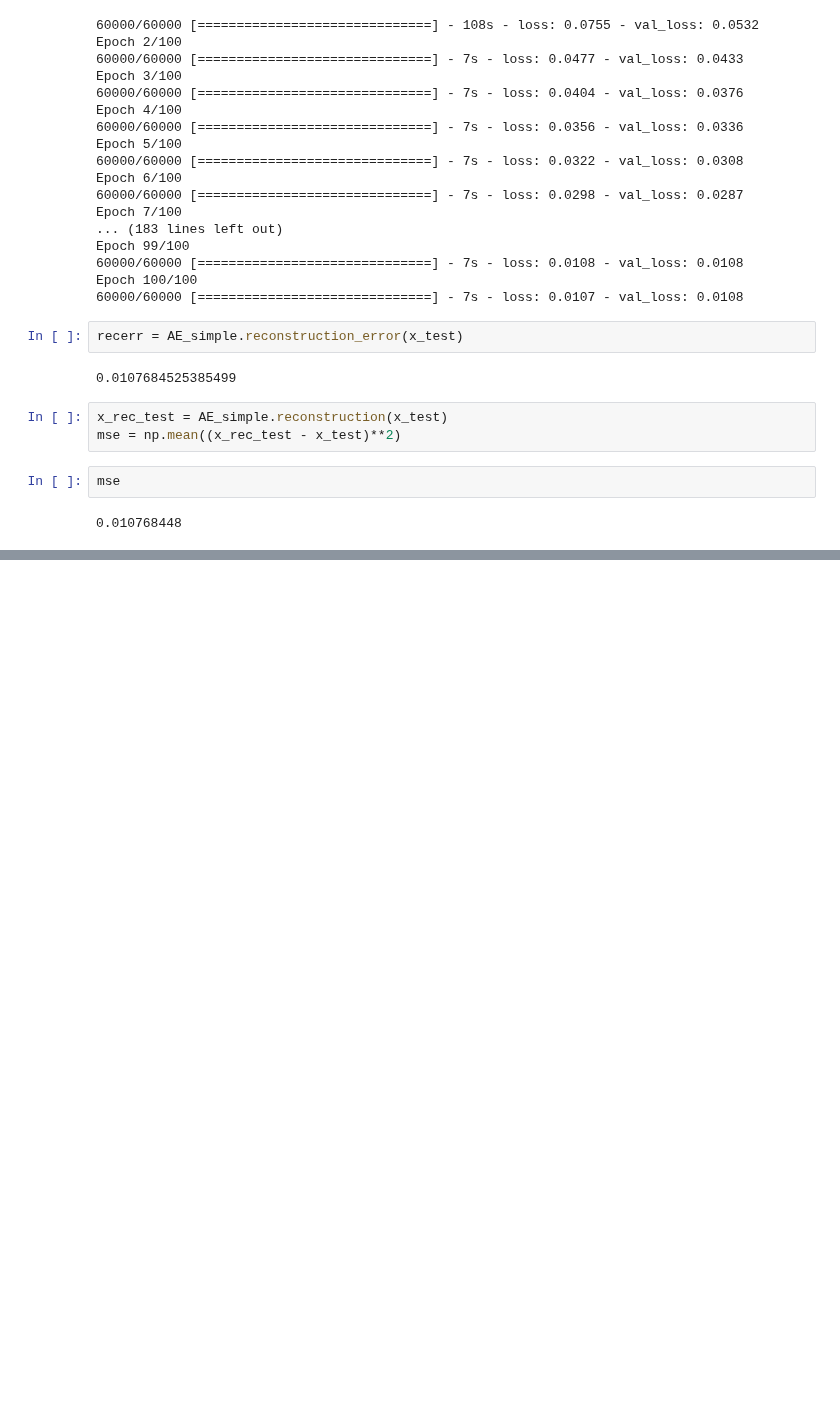
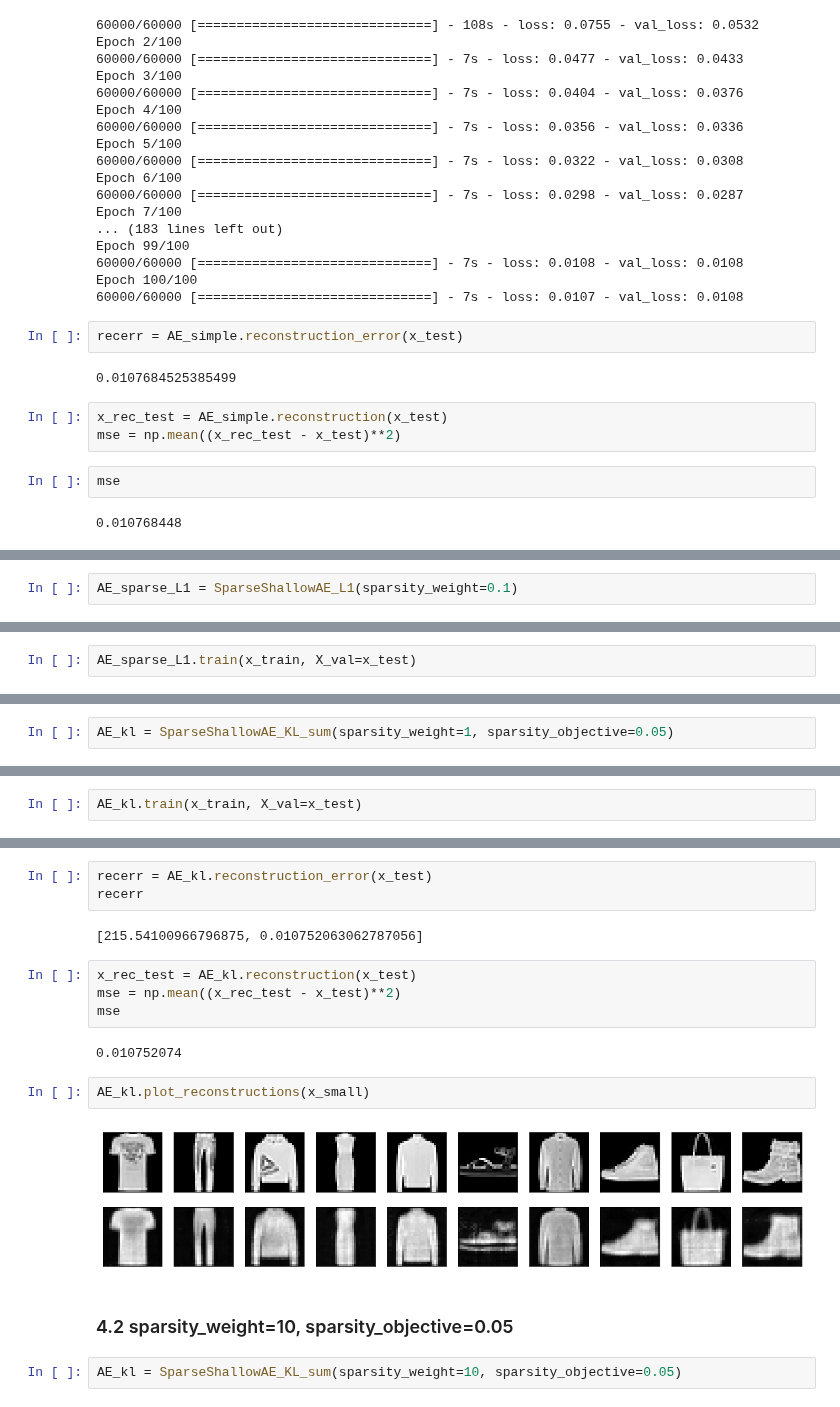
Before and after one commit to PonchonB/Mathematical_Morphologies_And_Deep_Learning, a Jupyter notebook: Notebooks/CUDAserverEnvironment.ipynb, the cells around one changed output, grey strips where cells are left out. Saved outputs shown, nothing was run; the diff lists cells and outputs as text; blank space fills up the shorter version.

```diff
--- a/Notebooks/CUDAserverEnvironment.ipynb
+++ b/Notebooks/CUDAserverEnvironment.ipynb
@@ -191,0 +360,2 @@ mse
+# %%
+AE_sparse_L1 = SparseShallowAE_L1(sparsity_weight=0.1)
@@ -191,0 +372,2 @@ mse
+# %%
+AE_sparse_L1.train(x_train, X_val=x_test)
@@ -191,0 +418,2 @@ mse
+# %%
+AE_kl = SparseShallowAE_KL_sum(sparsity_weight=1, sparsity_objective=0.05)
@@ -191,0 +430,2 @@ mse
+# %%
+AE_kl.train(x_train, X_val=x_test)
@@ -191,0 +450,19 @@ mse
+# %%
+recerr = AE_kl.reconstruction_error(x_test)
+recerr
+# %% [output]
+[215.54100966796875, 0.010752063062787056]
+# %%
+x_rec_test = AE_kl.reconstruction(x_test)
+mse = np.mean((x_rec_test - x_test)**2)
+mse
+# %% [output]
+0.010752074
+# %%
+AE_kl.plot_reconstructions(x_small)
+# %% [output]
+[figure, added]
+# %% [markdown]
+### 4.2 sparsity_weight=10, sparsity_objective=0.05
+# %%
+AE_kl = SparseShallowAE_KL_sum(sparsity_weight=10, sparsity_objective=0.05)
```
Also changed, not shown: parts of 48 cells of this notebook, 10 other files.
